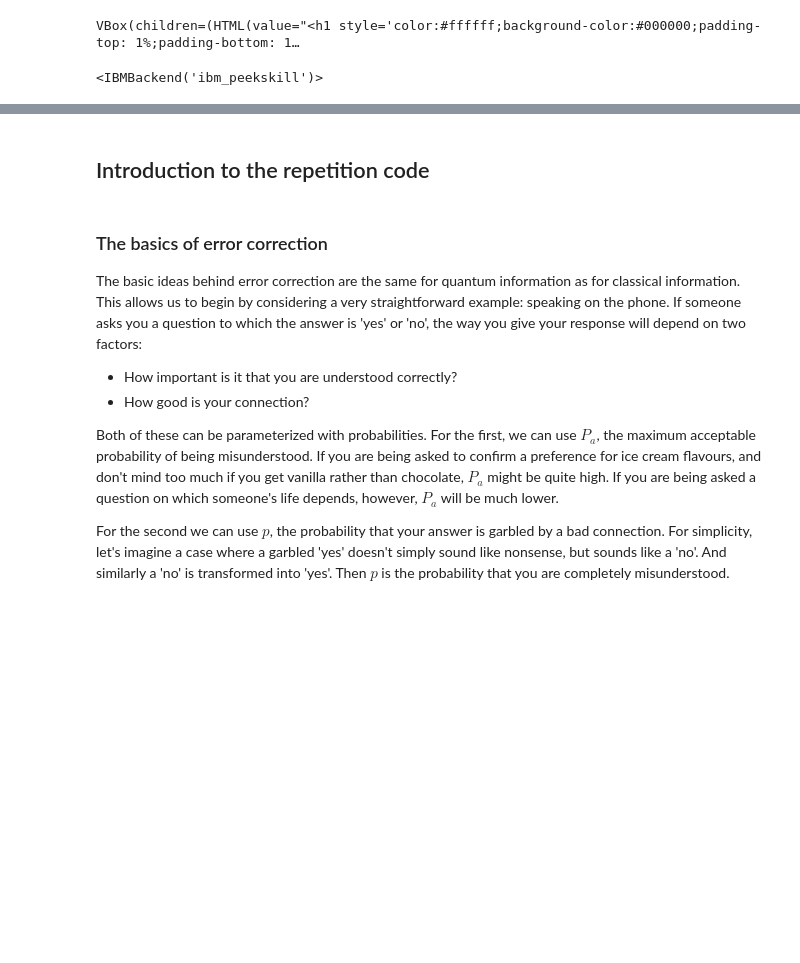
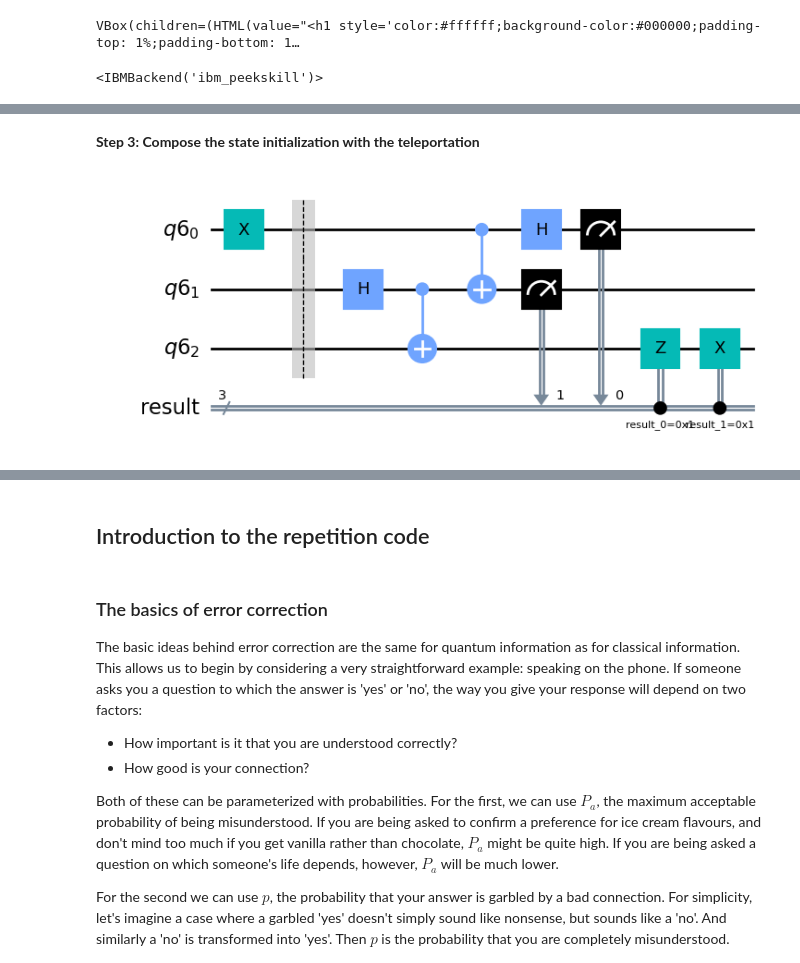
Before and after one commit to taalexander/IEEE-Quantum-Week-2022, a Jupyter notebook: ieee-qec-tutorial-2022.ipynb, the cells around one changed output, grey strips where cells are left out. Saved outputs shown, nothing was run; the diff lists cells and outputs as text; code cells hidden in the pictures; blank space fills up the shorter version.

```diff
--- a/ieee-qec-tutorial-2022.ipynb
+++ b/ieee-qec-tutorial-2022.ipynb
@@ -83,0 +416,17 @@ def convert_cycles(time_in_seconds, backend):
+# %% [markdown]
+**Step 3: Compose the state initialization with the teleportation**
+# %%
+teleport_qubits = [2, 3, 5]
+
+qc_teleport_state = QuantumCircuit(qr, cr, name="Teleport Hadamard")
+
+# Prepare state to teleport
+qc_teleport_state.compose(qc_state_prep, [qr[0]], inplace=True)
+qc_teleport_state.barrier(qr)
+
+# Compose with teleportation circuit
+qc_teleport_state.compose(qc_teleport, inplace=True)
+
+qc_teleport_state.draw(output="mpl")
+# %% [output]
+[figure, added]
```
Also changed, not shown: parts of 82 cells of this notebook, 4 other files.
